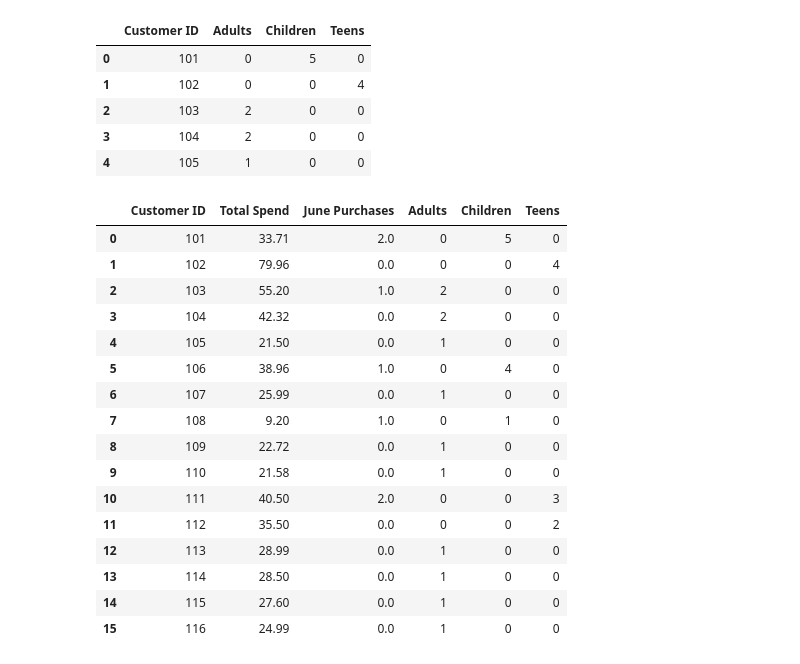
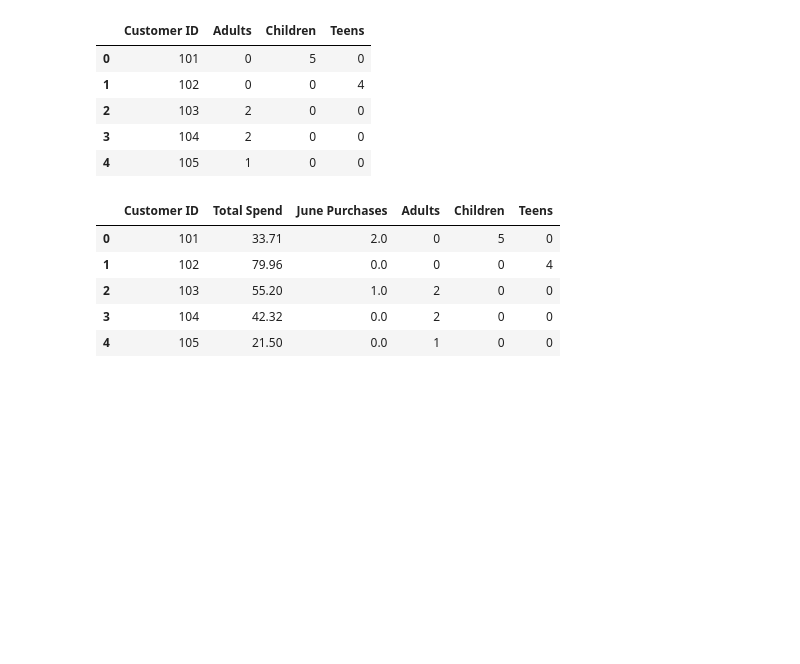
Before and after one commit to sairaawahid/Data-Science-in-Python-Data-Prep-and-EDA, a Jupyter notebook: 5. Preparing for Modeling/Preparing_for_modeling_assignment.ipynb, the cells around one changed output. Saved outputs shown, nothing was run; the diff lists cells and outputs as text; code cells hidden in the pictures; blank space fills up the shorter version.

```diff
--- a/5. Preparing for Modeling/Preparing_for_modeling_assignment.ipynb
+++ b/5. Preparing for Modeling/Preparing_for_modeling_assignment.ipynb
@@ -177,7 +177,7 @@ df_april_may.Audience.value_counts()
 dtype: int64
 # %%
 # Change the Audience field into a dummy variable
-audience_dummies = pd.get_dummies(df_april_may.Audience)
+audience_dummies = pd.get_dummies(df_april_may.Audience, dtype=int)
 audience_dummies.head()
 # %% [output]
 |  | Adults | Children | Teens |
@@ -220,25 +220,15 @@ book_type.head()
 | 4 | 105 | 1 | 0 | 0 |
 # %%
 # Combine the three new columns back with the customer-level data
-model_df.merge(book_type, how='left')
+model_df = model_df.merge(book_type, how='left')
+model_df.head()
 # %% [output]
 |  | Customer ID | Total Spend | June Purchases | Adults | Children | Teens |
 | 0 | 101 | 33.71 | 2.0 | 0 | 5 | 0 |
 | 1 | 102 | 79.96 | 0.0 | 0 | 0 | 4 |
 | 2 | 103 | 55.20 | 1.0 | 2 | 0 | 0 |
 | 3 | 104 | 42.32 | 0.0 | 2 | 0 | 0 |
 | 4 | 105 | 21.50 | 0.0 | 1 | 0 | 0 |
-| 5 | 106 | 38.96 | 1.0 | 0 | 4 | 0 |
-| 6 | 107 | 25.99 | 0.0 | 1 | 0 | 0 |
-| 7 | 108 | 9.20 | 1.0 | 0 | 1 | 0 |
-| 8 | 109 | 22.72 | 0.0 | 1 | 0 | 0 |
-| 9 | 110 | 21.58 | 0.0 | 1 | 0 | 0 |
-| 10 | 111 | 40.50 | 2.0 | 0 | 0 | 3 |
-| 11 | 112 | 35.50 | 0.0 | 0 | 0 | 2 |
-| 12 | 113 | 28.99 | 0.0 | 1 | 0 | 0 |
-| 13 | 114 | 28.50 | 0.0 | 1 | 0 | 0 |
-| 14 | 115 | 27.60 | 0.0 | 1 | 0 | 0 |
-| 15 | 116 | 24.99 | 0.0 | 1 | 0 | 0 |
 # %% [markdown]
 ![green-divider](https://user-images.githubusercontent.com/7065401/52071924-c003ad80-2562-11e9-8297-1c6595f8a7ff.png)
 ## 4. Feature Engineering
```
Also changed, not shown: parts of 23 cells of this notebook.
